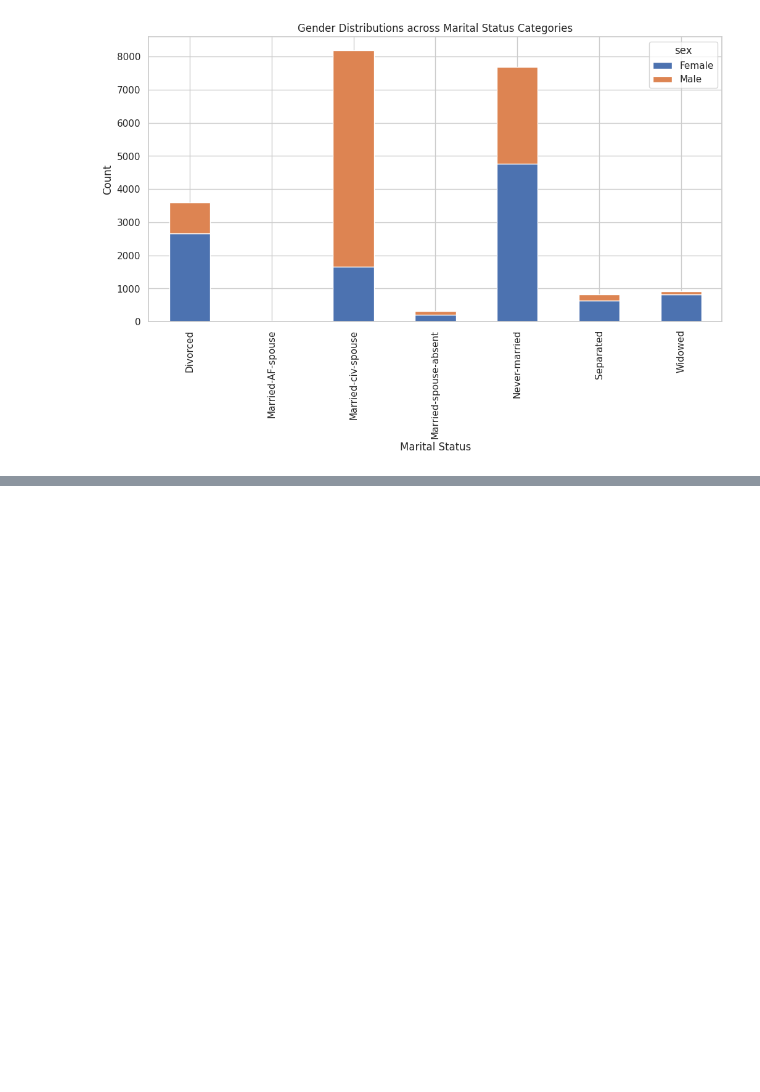
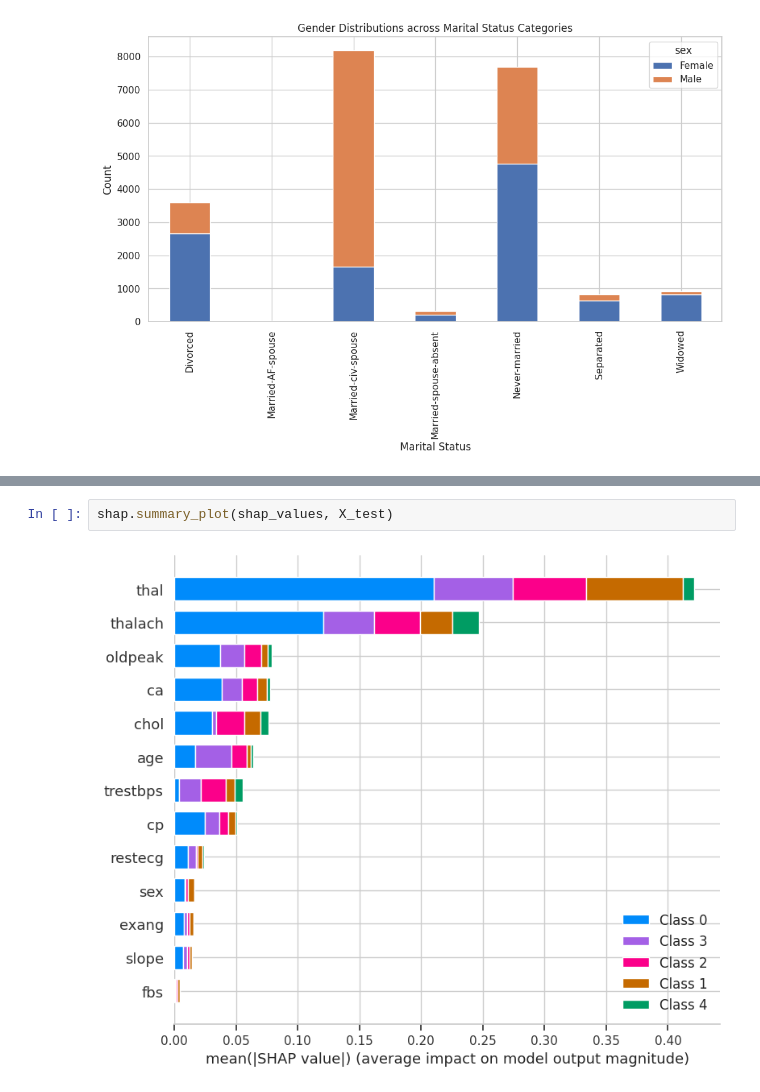
Before and after one commit to noushin94/ResponsibleAI, a Jupyter notebook: Responsible_AI.ipynb, the cells around one changed output, grey strips where cells are left out. Drawn from its saved outputs; the diff is of its cells as text; blank space fills up the shorter version.

```diff
--- a/Responsible_AI.ipynb
+++ b/Responsible_AI.ipynb
@@ -486,0 +680,4 @@ plt.show()
+# %%
+shap.summary_plot(shap_values, X_test)
+# %% [output]
+[figure, added]
```
Also changed, not shown: parts of 22 cells of this notebook.
